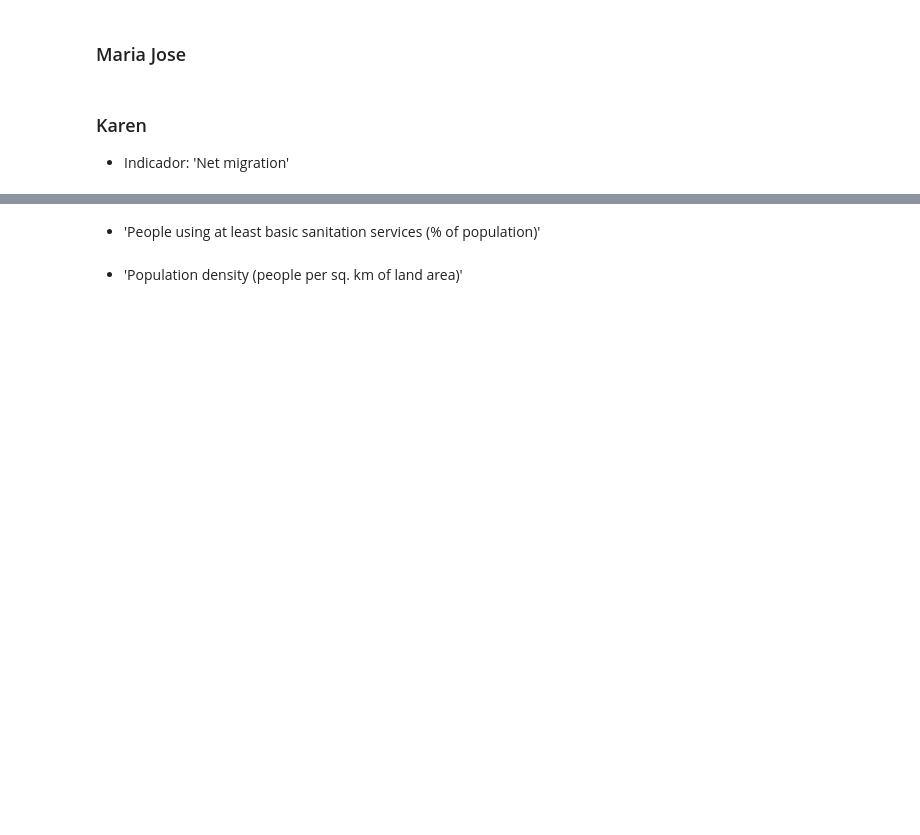
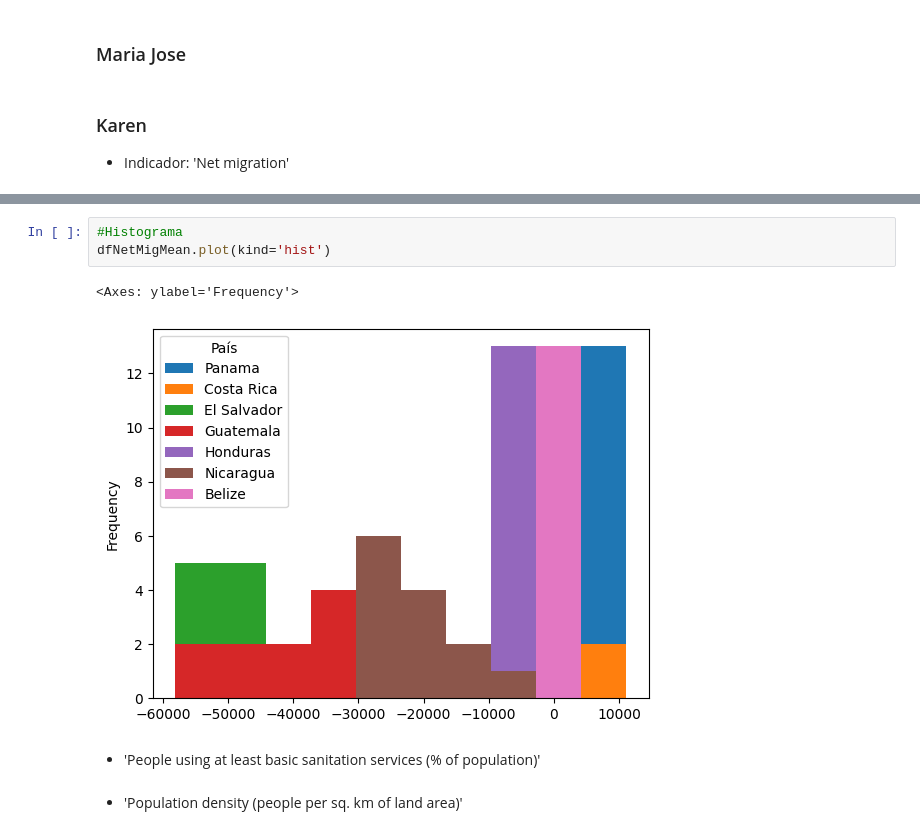
Before and after one commit to KarenSSanchezP/AnalisisLongevidad-AC, a Jupyter notebook: archivo.ipynb, the cells around one changed output, grey strips where cells are left out. Saved outputs shown, nothing was run; the diff lists cells and outputs as text; blank space fills up the shorter version.

```diff
--- a/archivo.ipynb
+++ b/archivo.ipynb
@@ -68,3 +152,9 @@ NameError: name 'df' is not defined
+# %%
+#Histograma
+dfNetMigMean.plot(kind='hist')
+# %% [output]
+<Axes: ylabel='Frequency'>
+[figure, added]
 # %% [markdown]
 - 	'People using at least basic sanitation services (% of population)'
 # %% [markdown]
```
Also changed, not shown: parts of 8 cells of this notebook, 1 other file.
